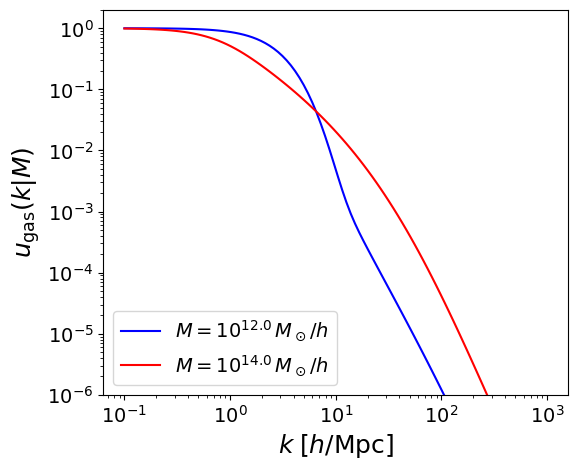
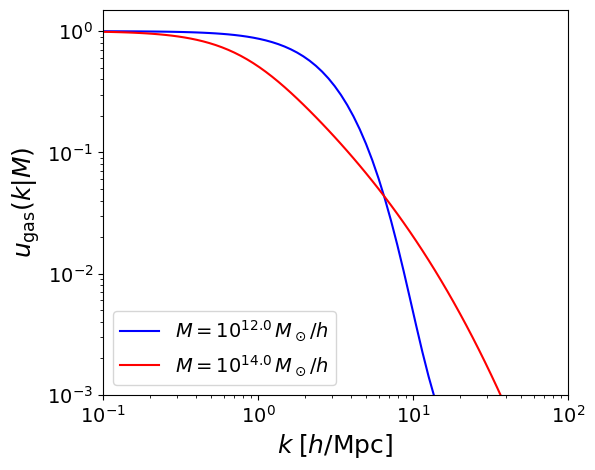
Unified diff of the notebook cell whose output changed from the first chart to the second:
--- before
+++ after
@@ -13,5 +13,6 @@
 plt.xscale("log")
 plt.yscale("log")
-plt.ylim(1e-6, 2)
+plt.ylim(1e-3, 1.5)
+plt.xlim(1e-1, 1e2)
 plt.legend(loc="lower left")
 

Commit: .